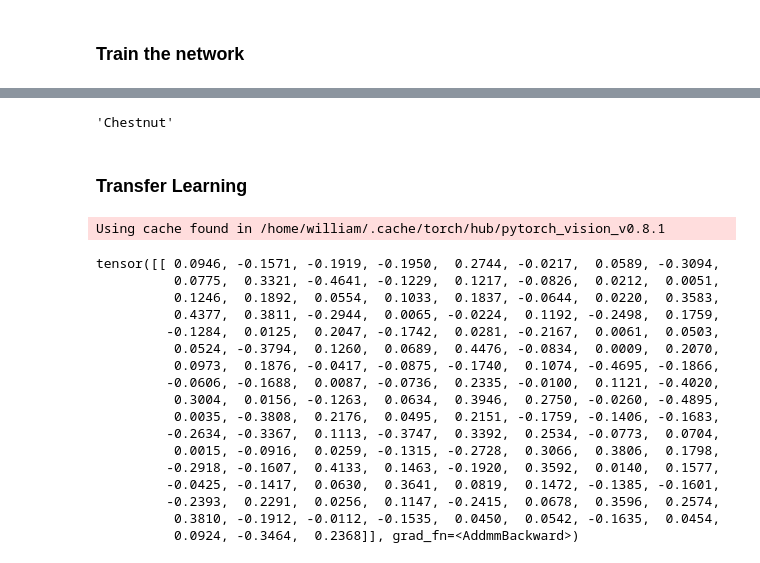
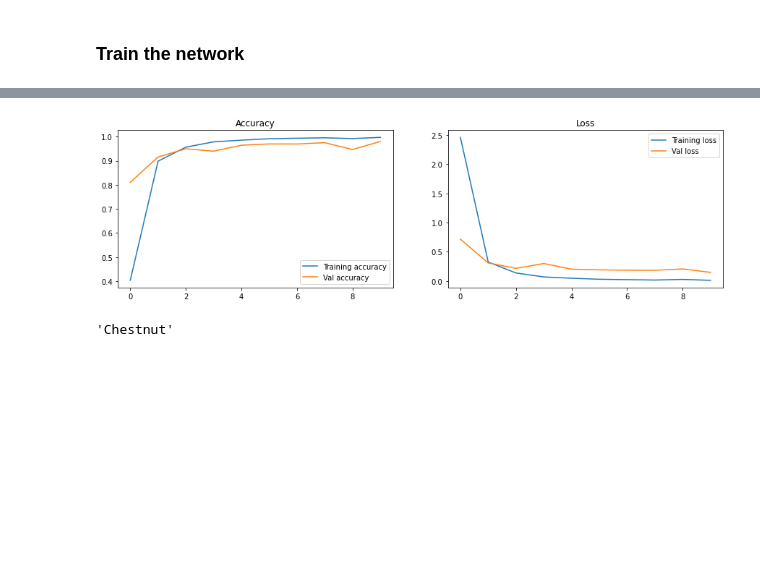
Before and after one commit to tailtq/ml08-course, a Jupyter notebook: 06_fruit_classification.ipynb, the cells around one changed output, grey strips where cells are left out. Saved outputs shown, nothing was run; the diff lists cells and outputs as text; code cells hidden in the pictures; blank space fills up the shorter version.

```diff
--- a/06_fruit_classification.ipynb
+++ b/06_fruit_classification.ipynb
@@ -361,0 +373,30 @@ model = torch.load("fruit_classification.pth")
+# %%
+class FruitClassificationCustom(nn.Module):
+    def __init__(self, n_classes: int):
+        super(FruitClassificationCustom, self).__init__()
+
+        self.layers = nn.Sequential(
+            vgg_layer(1, 64, 3),
+            vgg_layer(1, 128, 64),
+            vgg_layer(1, 256, 128),
+            vgg_layer(1, 512, 256),
+            vgg_layer(1, 512, 512),
+            nn.Conv2d(512, n_classes, 1),
+            nn.AvgPool2d(3),
+            nn.Flatten(),
+        )
+
+    def forward(self, img):
+        return self.layers(img)
+# %%
+device = torch.device("cuda:0" if torch.cuda.is_available() else "cpu")
+
+model2 = FruitClassificationCustom(len(total_classes))
+model2 = model2.to(device)
+
+criterion = nn.CrossEntropyLoss()
+optimizer = optim.SGD(model2.parameters(),
+                      lr=CONFIG["LEARNING_RATE"],
+                      momentum=CONFIG["MOMENTUM"])
+
+summary(model2, input_size=(3, 100, 100))
@@ -361,0 +421,2 @@ model = torch.load("fruit_classification.pth")
+# %%
+model2, logs = train_all_epochs(model2, "fruit_classification_custom", training_set, val_set, optimizer, criterion)
@@ -362,3 +441,7 @@ model = torch.load("fruit_classification.pth")
+# %%
+plot_logs(logs)
+# %% [output]
+[figure, added]
 # %%
 def test(img_path, model, device, augmentation):
     img = cv2.imread(img_path)
@@ -376,29 +459,3 @@ def test(img_path, model, device, augmentation):
 test("datasets/fruits-360/test_easy/plum1.jpg", model, device, val_augmentation)
 # %% [output]
 'Chestnut'
-# %% [markdown]
-### Transfer Learning
-# %%
-sample_img = torch.zeros(1, 3, 100, 100)
-
-model2 = FruitClassification(len(total_classes), use_internet_backbone=True)
-model2(sample_img) # 64x10
-# %% [output]
-Using cache found in /home/william/.cache/torch/hub/pytorch_vision_v0.8.1
-tensor([[ 0.0946, -0.1571, -0.1919, -0.1950,  0.2744, -0.0217,  0.0589, -0.3094,
-          0.0775,  0.3321, -0.4641, -0.1229,  0.1217, -0.0826,  0.0212,  0.0051,
-          0.1246,  0.1892,  0.0554,  0.1033,  0.1837, -0.0644,  0.0220,  0.3583,
-          0.4377,  0.3811, -0.2944,  0.0065, -0.0224,  0.1192, -0.2498,  0.1759,
-         -0.1284,  0.0125,  0.2047, -0.1742,  0.0281, -0.2167,  0.0061,  0.0503,
-          0.0524, -0.3794,  0.1260,  0.0689,  0.4476, -0.0834,  0.0009,  0.2070,
-          0.0973,  0.1876, -0.0417, -0.0875, -0.1740,  0.1074, -0.4695, -0.1866,
-         -0.0606, -0.1688,  0.0087, -0.0736,  0.2335, -0.0100,  0.1121, -0.4020,
-          0.3004,  0.0156, -0.1263,  0.0634,  0.3946,  0.2750, -0.0260, -0.4895,
-          0.0035, -0.3808,  0.2176,  0.0495,  0.2151, -0.1759, -0.1406, -0.1683,
-         -0.2634, -0.3367,  0.1113, -0.3747,  0.3392,  0.2534, -0.0773,  0.0704,
-          0.0015, -0.0916,  0.0259, -0.1315, -0.2728,  0.3066,  0.3806,  0.1798,
-         -0.2918, -0.1607,  0.4133,  0.1463, -0.1920,  0.3592,  0.0140,  0.1577,
-         -0.0425, -0.1417,  0.0630,  0.3641,  0.0819,  0.1472, -0.1385, -0.1601,
-         -0.2393,  0.2291,  0.0256,  0.1147, -0.2415,  0.0678,  0.3596,  0.2574,
-          0.3810, -0.1912, -0.0112, -0.1535,  0.0450,  0.0542, -0.1635,  0.0454,
-          0.0924, -0.3464,  0.2368]], grad_fn=<AddmmBackward>)
```
Also changed, not shown: parts of 33 cells of this notebook.
